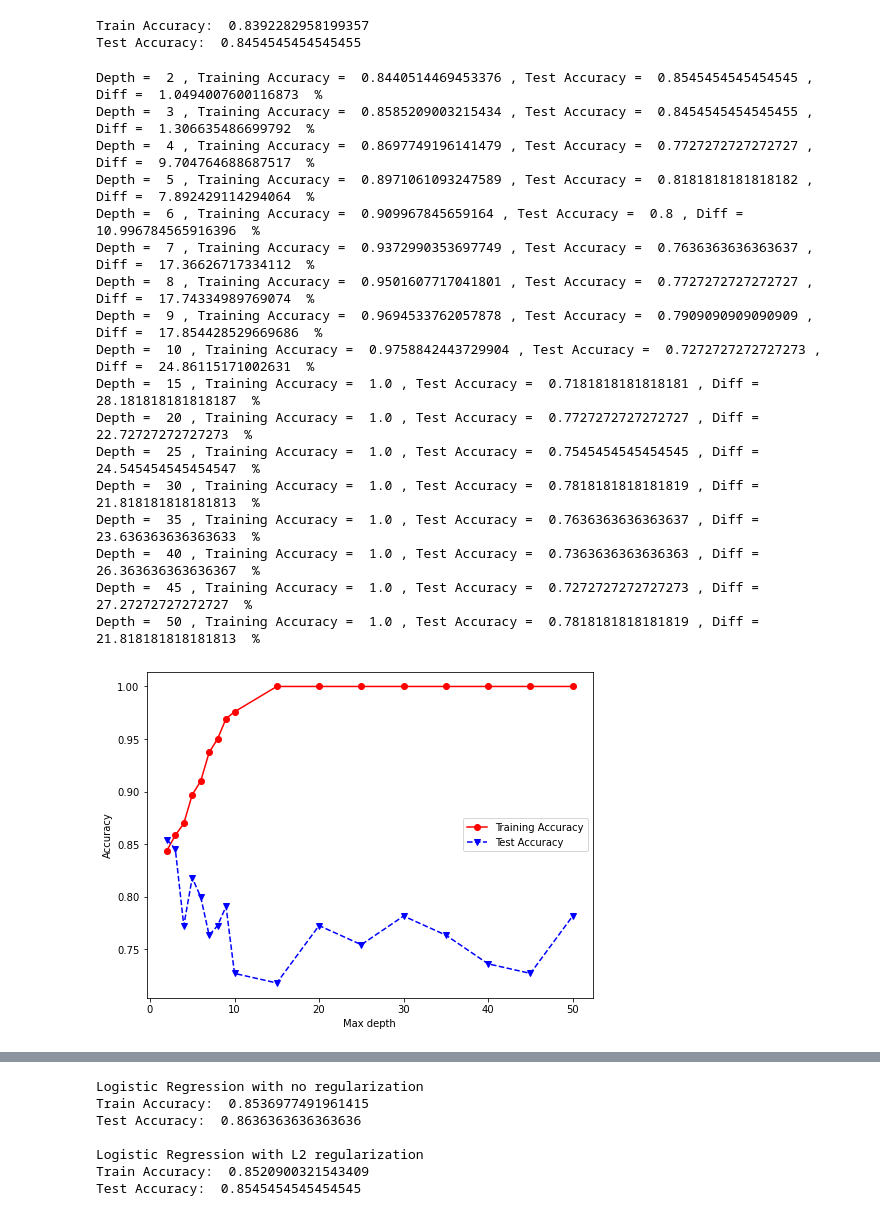
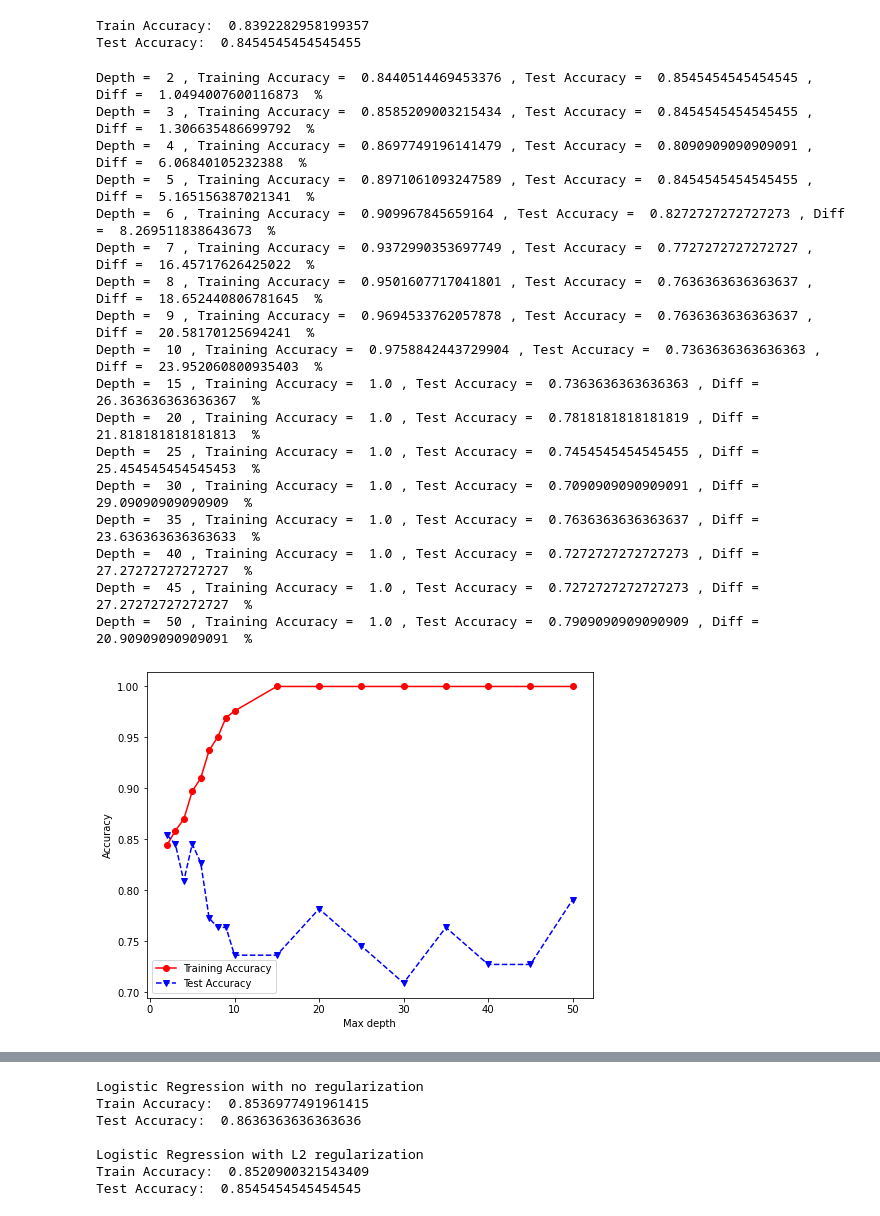
Before and after one commit to Jaber-Al-Siam/Lifestyle-and-Depression-Among-University-Students, a Jupyter notebook: Depression.ipynb, the cells around one changed output, grey strips where cells are left out. Drawn from its saved outputs; the diff is of its cells as text; code cells hidden in the pictures.

```diff
--- a/Depression.ipynb
+++ b/Depression.ipynb
@@ -406,7 +413,7 @@ def correlation(dataset, threshold):
                 col_corr.add(colname)
     return col_corr
 # %%
-corr_features = correlation(x_train, 0.87) # 85% is a good value of the threshold
+corr_features = correlation(X_train, 0.87) # 85% is a good value of the threshold
 print(len(corr_features))
 print(corr_features)
 # %% [output]
@@ -415,23 +422,26 @@ print(corr_features)
 # %%
-x_train = x_train.drop(columns = corr_features)
-x_test = x_test.drop(columns = corr_features)
+X_train = X_train.drop(columns = corr_features)
+X_test = X_test.drop(columns = corr_features)
 
-print(x_train.shape)
-print(x_test.shape)
+print(X_train.shape)
+print(X_test.shape)
 # %% [output]
 (622, 36)
 (110, 36)
 # %% [markdown]
 # Model Creation and Evaluation(Binary Prediction)
+# %%
+y_train = y_verdict_train
+y_test = y_verdict_test
 # %%
 # ZeroR classifier
 
 from sklearn.dummy import DummyClassifier
 from sklearn.metrics import accuracy_score
 clf = DummyClassifier(strategy = "most_frequent")
-clf.fit(x_train, y_train)
-y_pred_train = clf.predict(x_train)
-y_pred_test = clf.predict(x_test)
+clf.fit(X_train, y_train)
+y_pred_train = clf.predict(X_train)
+y_pred_test = clf.predict(X_test)
 print("Train Accuracy: ", accuracy_score(y_pred_train, y_train))
 print("Test Accuracy: ", accuracy_score(y_pred_test, y_test))
 # %% [output]
@@ -442,50 +452,50 @@ Test Accuracy:  0.8454545454545455
 
 from sklearn.tree import DecisionTreeClassifier
 from sklearn.metrics import accuracy_score
 maxdepths = [2,3,4,5,6,7,8,9,10,15,20,25,30,35,40,45,50]
 trainAcc = np.zeros(len(maxdepths))
 testAcc = np.zeros(len(maxdepths))
 
 index = 0
 for depth in maxdepths:
     clf = DecisionTreeClassifier(max_depth=depth)
-    clf = clf.fit(x_train, y_train)
-    y_predTrain = clf.predict(x_train)
-    y_predTest = clf.predict(x_test)
+    clf = clf.fit(X_train, y_train)
+    y_predTrain = clf.predict(X_train)
+    y_predTest = clf.predict(X_test)
     trainAcc[index] = accuracy_score(y_train, y_predTrain)
     testAcc[index] = accuracy_score(y_test, y_predTest)
     print("Depth = ", depth, ", Training Accuracy = ", trainAcc[index], ", Test Accuracy = ", testAcc[index],
           ", Diff = ", np.abs((trainAcc[index]-testAcc[index])*100), " %")
     index += 1
 
 
 #########################################
 # Plot of training and test accuracies
 #########################################
 
 plt.plot(maxdepths,trainAcc,'ro-',maxdepths,testAcc,'bv--')
 plt.legend(['Training Accuracy','Test Accuracy'])
 plt.xlabel('Max depth')
 plt.ylabel('Accuracy');
 # %% [output]
 Depth =  2 , Training Accuracy =  0.8440514469453376 , Test Accuracy =  0.8545454545454545 , Diff =  1.0494007600116873  %
 Depth =  3 , Training Accuracy =  0.8585209003215434 , Test Accuracy =  0.8454545454545455 , Diff =  1.306635486699792  %
-Depth =  4 , Training Accuracy =  0.8697749196141479 , Test Accuracy =  0.7727272727272727 , Diff =  9.704764688687517  %
-Depth =  5 , Training Accuracy =  0.8971061093247589 , Test Accuracy =  0.8181818181818182 , Diff =  7.892429114294064  %
-Depth =  6 , Training Accuracy =  0.909967845659164 , Test Accuracy =  0.8 , Diff =  10.996784565916396  %
-Depth =  7 , Training Accuracy =  0.9372990353697749 , Test Accuracy =  0.7636363636363637 , Diff =  17.36626717334112  %
-Depth =  8 , Training Accuracy =  0.9501607717041801 , Test Accuracy =  0.7727272727272727 , Diff =  17.74334989769074  %
-Depth =  9 , Training Accuracy =  0.9694533762057878 , Test Accuracy =  0.7909090909090909 , Diff =  17.854428529669686  %
-Depth =  10 , Training Accuracy =  0.9758842443729904 , Test Accuracy =  0.7272727272727273 , Diff =  24.86115171002631  %
-Depth =  15 , Training Accuracy =  1.0 , Test Accuracy =  0.7181818181818181 , Diff =  28.181818181818187  %
-Depth =  20 , Training Accuracy =  1.0 , Test Accuracy =  0.7727272727272727 , Diff =  22.72727272727273  %
-Depth =  25 , Training Accuracy =  1.0 , Test Accuracy =  0.7545454545454545 , Diff =  24.545454545454547  %
-Depth =  30 , Training Accuracy =  1.0 , Test Accuracy =  0.7818181818181819 , Diff =  21.818181818181813  %
+Depth =  4 , Training Accuracy =  0.8697749196141479 , Test Accuracy =  0.8090909090909091 , Diff =  6.06840105232388  %
+Depth =  5 , Training Accuracy =  0.8971061093247589 , Test Accuracy =  0.8454545454545455 , Diff =  5.165156387021341  %
+Depth =  6 , Training Accuracy =  0.909967845659164 , Test Accuracy =  0.8272727272727273 , Diff =  8.269511838643673  %
+Depth =  7 , Training Accuracy =  0.9372990353697749 , Test Accuracy =  0.7727272727272727 , Diff =  16.45717626425022  %
+Depth =  8 , Training Accuracy =  0.9501607717041801 , Test Accuracy =  0.7636363636363637 , Diff =  18.652440806781645  %
+Depth =  9 , Training Accuracy =  0.9694533762057878 , Test Accuracy =  0.7636363636363637 , Diff =  20.58170125694241  %
+Depth =  10 , Training Accuracy =  0.9758842443729904 , Test Accuracy =  0.7363636363636363 , Diff =  23.952060800935403  %
+Depth =  15 , Training Accuracy =  1.0 , Test Accuracy =  0.7363636363636363 , Diff =  26.363636363636367  %
+Depth =  20 , Training Accuracy =  1.0 , Test Accuracy =  0.7818181818181819 , Diff =  21.818181818181813  %
+Depth =  25 , Training Accuracy =  1.0 , Test Accuracy =  0.7454545454545455 , Diff =  25.454545454545453  %
+Depth =  30 , Training Accuracy =  1.0 , Test Accuracy =  0.7090909090909091 , Diff =  29.09090909090909  %
 Depth =  35 , Training Accuracy =  1.0 , Test Accuracy =  0.7636363636363637 , Diff =  23.636363636363633  %
-Depth =  40 , Training Accuracy =  1.0 , Test Accuracy =  0.7363636363636363 , Diff =  26.363636363636367  %
+Depth =  40 , Training Accuracy =  1.0 , Test Accuracy =  0.7272727272727273 , Diff =  27.27272727272727  %
 Depth =  45 , Training Accuracy =  1.0 , Test Accuracy =  0.7272727272727273 , Diff =  27.27272727272727  %
-Depth =  50 , Training Accuracy =  1.0 , Test Accuracy =  0.7818181818181819 , Diff =  21.818181818181813  %
+Depth =  50 , Training Accuracy =  1.0 , Test Accuracy =  0.7909090909090909 , Diff =  20.90909090909091  %
-[figure, old version]
+[figure, new version]
 # %%
 # KNN with Euclidean Distance Metric
 
```
Also changed, not shown: parts of 64 cells of this notebook.
